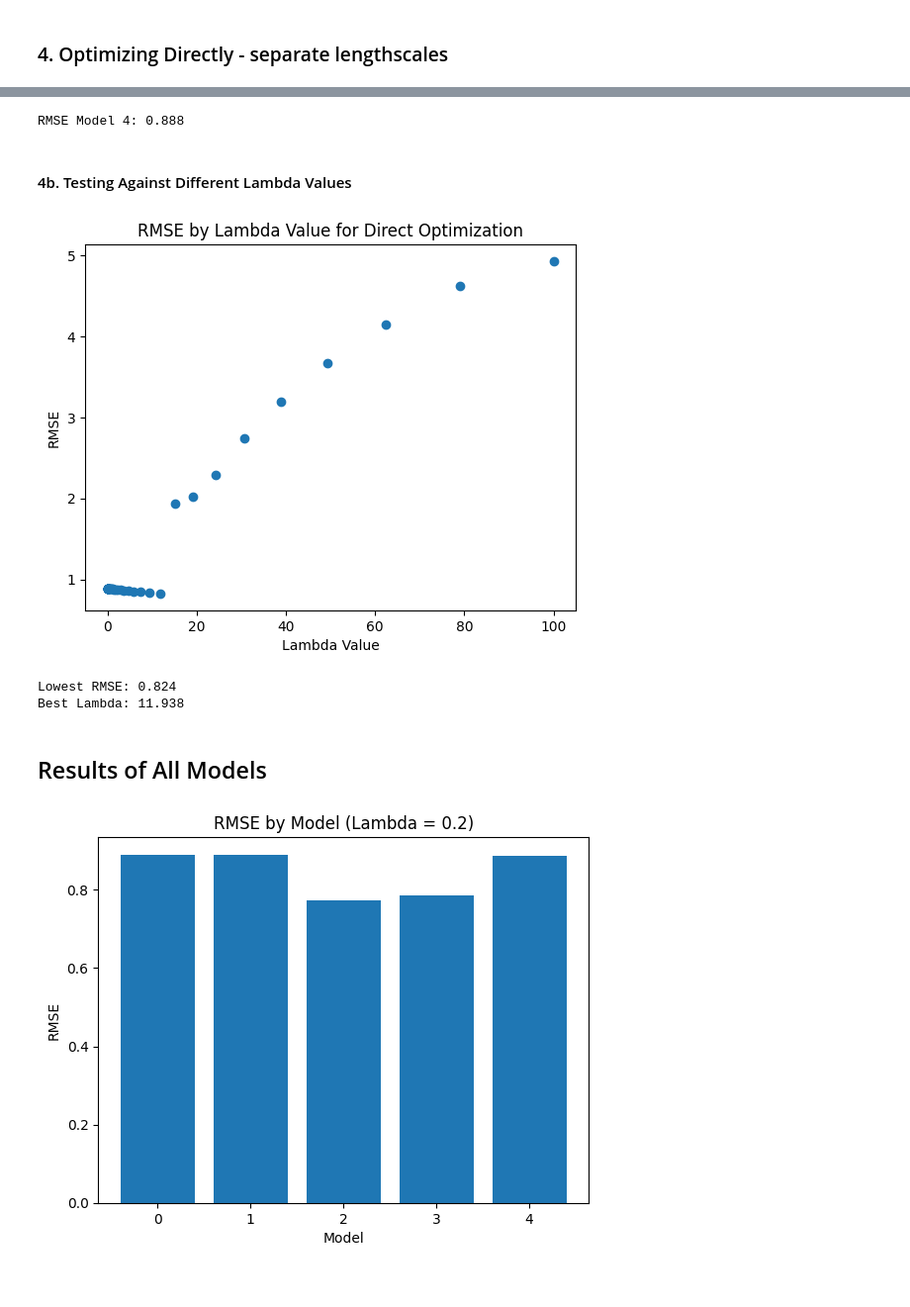
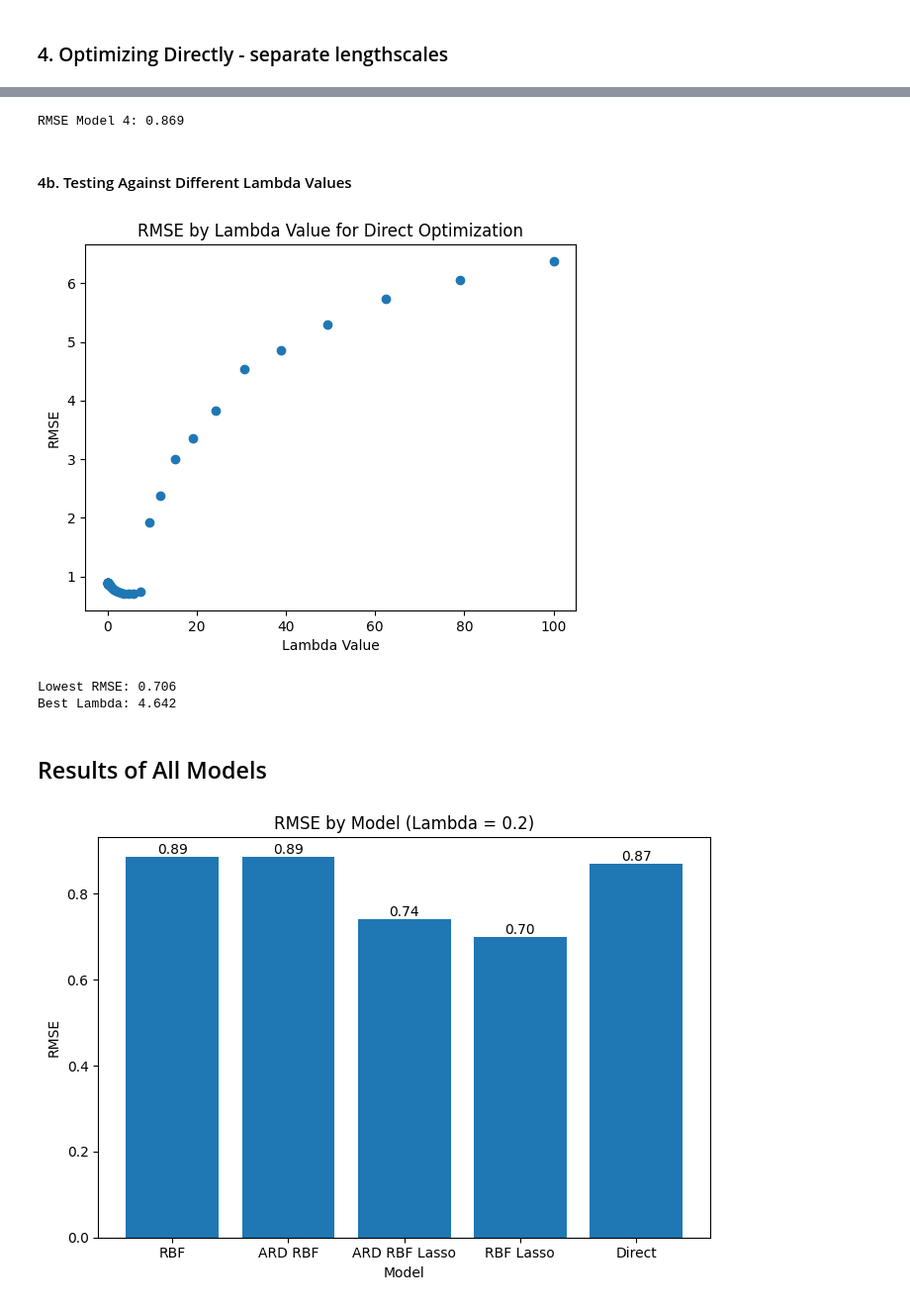
Before and after one commit to liv-fing/gp-feature-selection-simulation, a Jupyter notebook: 8. More Regularization and Optimization.ipynb, the cells around one changed output, grey strips where cells are left out. Shown: that part at 99% size. Cells and saved outputs as stored; diff of their text form; code cells hidden in the pictures.

Commit message:
fixing visuals

```diff
--- a/8. More Regularization and Optimization.ipynb
+++ b/8. More Regularization and Optimization.ipynb
@@ -245,7 +245,7 @@ def l1_feat_select (model, X, y, init_kernel, shared_lengthscale = 0, penalty_st
 # %% [markdown]
 ### Data
 # %%
-X, y, beta_star, lengthscales = sim_sparse_lin_mean(n = 200, m = 50, seed = 22, same_lengthscales = False)
+X, y, beta_star, lengthscales = sim_sparse_lin_mean(n = 100, m = 50, seed = 22, same_lengthscales = False)
 
 Xtrain_unscaled, Xtest_unscaled, ytrain, ytest = train_test_split(X, y, test_size = 0.2, random_state = 22)
 
@@ -630,7 +630,7 @@ y_pred4, y_var4 = mod4.predict_y(Xtest)
 rmse4 = mean_squared_error(ytest, y_pred4, squared=False)
 print(f'RMSE Model 4: {rmse4:.3f}')
 # %% [output]
-RMSE Model 4: 0.888
+RMSE Model 4: 0.869
 # %% [markdown]
 #### 4b. Testing Against Different Lambda Values
 # %%
@@ -676,7 +676,7 @@ plt.ylabel('RMSE')
 plt.xlabel('Lambda Value')
 plt.show()
 # %% [output]
-[figure, old version]
+[figure, new version]
 # %%
 rmse4b = np.min(rmse_vals_4b)
 lbda4b = lbda_vals_4b[np.argmin(rmse_vals_4b)]
@@ -684,17 +684,22 @@ lbda4b = lbda_vals_4b[np.argmin(rmse_vals_4b)]
 print(f'Lowest RMSE: {rmse4b:.3f}')
 print(f'Best Lambda: {lbda4b:.3f}')
 # %% [output]
-Lowest RMSE: 0.824
-Best Lambda: 11.938
+Lowest RMSE: 0.706
+Best Lambda: 4.642
 # %% [markdown]
 ## Results of All Models
 # %%
 rmse_vals = [rmse0, rmse1, rmse2, rmse3, rmse4]
+model_names = ['RBF', 'ARD RBF', 'ARD RBF Lasso', 'RBF Lasso', 'Direct']
 
-plt.bar(range(5), rmse_vals)
+plt.figure(figsize=(7, 5))
+bars = plt.bar(range(5), rmse_vals)
+plt.xticks(range(5), model_names, rotation=0)
 plt.ylabel('RMSE')
 plt.xlabel('Model')
 plt.title('RMSE by Model (Lambda = 0.2)')
+plt.bar_label(bars, fmt='%.2f')
+plt.tight_layout()
 plt.show()
 # %% [output]
-[figure, old version]
+[figure, new version]
```
Also changed, not shown: parts of 18 cells of this notebook.
